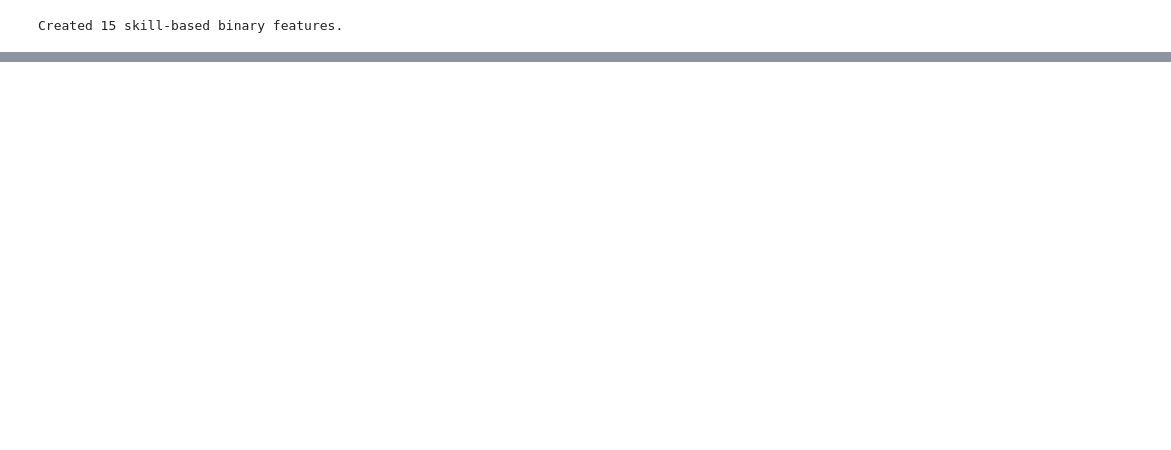
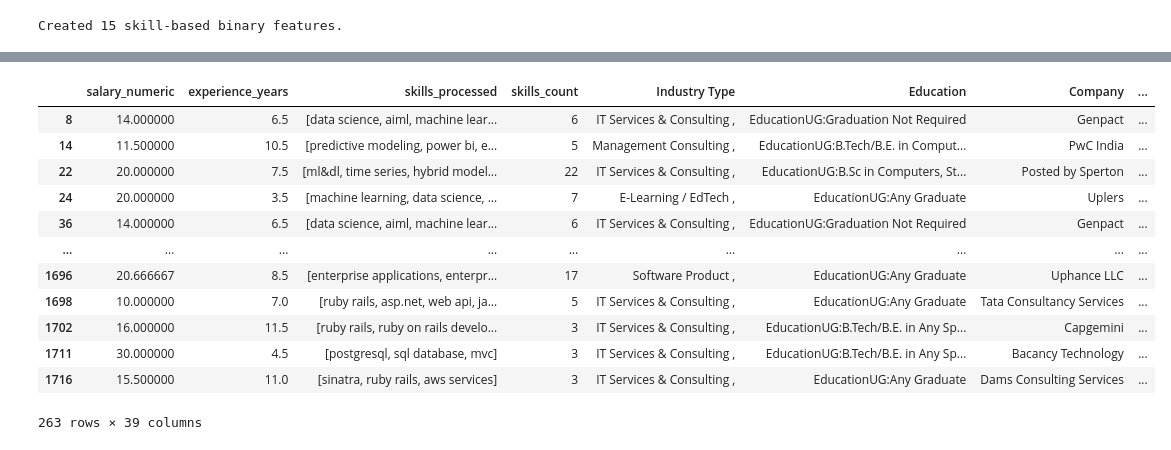
Before and after one commit to 2004harshit/job_trend_predictor, a Jupyter notebook: core_ml/notebooks/job_trend_predictor.ipynb, the cells around one changed output, grey strips where cells are left out. Cells and saved outputs as stored; diff of their text form; code cells hidden in the pictures; blank space fills up the shorter version.

```diff
--- a/core_ml/notebooks/job_trend_predictor.ipynb
+++ b/core_ml/notebooks/job_trend_predictor.ipynb
@@ -485,5 +531,5 @@ Std: 8.78 LPA
 # %%
-# Create skill-based features
+#4.1  Create skill-based features
 def has_skill(job_skills, skill_name):
     if not job_skills:
         return 0
@@ -492,7 +538,7 @@ def has_skill(job_skills, skill_name):
 # Create binary features for top skills
 top_skill_names = list(top_skills.keys())[:15]  # Top 15 skills
 for skill in top_skill_names:
-    df[f'has_{skill.replace(" ", "_").replace("-", "_")}'] = df['skills_processed'].apply(
+    new_df[f'has_{skill.replace(" ", "_").replace("-", "_")}'] = df['skills_processed'].apply(
         lambda x: has_skill(x, skill)
     )
 
@@ -1032,0 +691,27 @@ Total unique skills: 2918
+# %%
+# 2. Outlier Detection and Handling
+print("\n=== OUTLIER DETECTION AND HANDLING ===")
+
+# Detect outliers using IQR method
+Q1 =new_df['salary_numeric'].quantile(0.25)
+Q3 =new_df['salary_numeric'].quantile(0.75)
+IQR = Q3 - Q1
+lower_bound = Q1 - 1.5 * IQR
+upper_bound = Q3 + 1.5 * IQR
+
+outliers =new_df[
+    (new_df['salary_numeric'] < lower_bound) |
+    (new_df['salary_numeric'] > upper_bound)
+]
+
+print(f"Outliers detected: {len(outliers)} out of {len(new_df)} ({len(outliers)/len(new_df)*100:.1f}%)")
+print(f"Outlier salary range: {outliers['salary_numeric'].min():.2f} - {outliers['salary_numeric'].max():.2f} LPA")
+
+# Remove outliers for better model performance
+salary_data_clean =new_df[
+    (new_df['salary_numeric'] >= lower_bound) &
+    (new_df['salary_numeric'] <= upper_bound)
+].copy()
+
+print(f"Clean dataset shape: {salary_data_clean.shape}")
+print(f"Salary range after cleaning: {salary_data_clean['salary_numeric'].min():.2f} - {salary_data_clean['salary_numeric'].max():.2f} LPA")
@@ -1032,0 +733,16 @@ Total unique skills: 2918
+# %%
+salary_data_clean
+# %% [output]
+|  | salary_numeric | experience_years | skills_processed | skills_count | Industry Type | Education | Company | ... |
+| 8 | 14.000000 | 6.5 | [data science, aiml, machine lear... | 6 | IT Services & Consulting , | EducationUG:Graduation Not Required | Genpact | ... |
+| 14 | 11.500000 | 10.5 | [predictive modeling, power bi, e... | 5 | Management Consulting , | EducationUG:B.Tech/B.E. in Comput... | PwC India | ... |
+| 22 | 20.000000 | 7.5 | [ml&dl, time series, hybrid model... | 22 | IT Services & Consulting , | EducationUG:B.Sc in Computers, St... | Posted by Sperton | ... |
+| 24 | 20.000000 | 3.5 | [machine learning, data science, ... | 7 | E-Learning / EdTech , | EducationUG:Any Graduate | Uplers | ... |
+| 36 | 14.000000 | 6.5 | [data science, aiml, machine lear... | 6 | IT Services & Consulting , | EducationUG:Graduation Not Required | Genpact | ... |
+| ... | ... | ... | ... | ... | ... | ... | ... | ... |
+| 1696 | 20.666667 | 8.5 | [enterprise applications, enterpr... | 17 | Software Product , | EducationUG:Any Graduate | Uphance LLC | ... |
+| 1698 | 10.000000 | 7.0 | [ruby rails, asp.net, web api, ja... | 5 | IT Services & Consulting , | EducationUG:Any Graduate | Tata Consultancy Services | ... |
+| 1702 | 16.000000 | 11.5 | [ruby rails, ruby on rails develo... | 3 | IT Services & Consulting , | EducationUG:B.Tech/B.E. in Any Sp... | Capgemini | ... |
+| 1711 | 30.000000 | 4.5 | [postgresql, sql database, mvc] | 3 | IT Services & Consulting , | EducationUG:B.Tech/B.E. in Any Sp... | Bacancy Technology | ... |
+| 1716 | 15.500000 | 11.0 | [sinatra, ruby rails, aws services] | 3 | IT Services & Consulting , | EducationUG:Any Graduate | Dams Consulting Services | ... |
+263 rows × 39 columns
```
Also changed, not shown: parts of 47 cells of this notebook, 15 other files.
